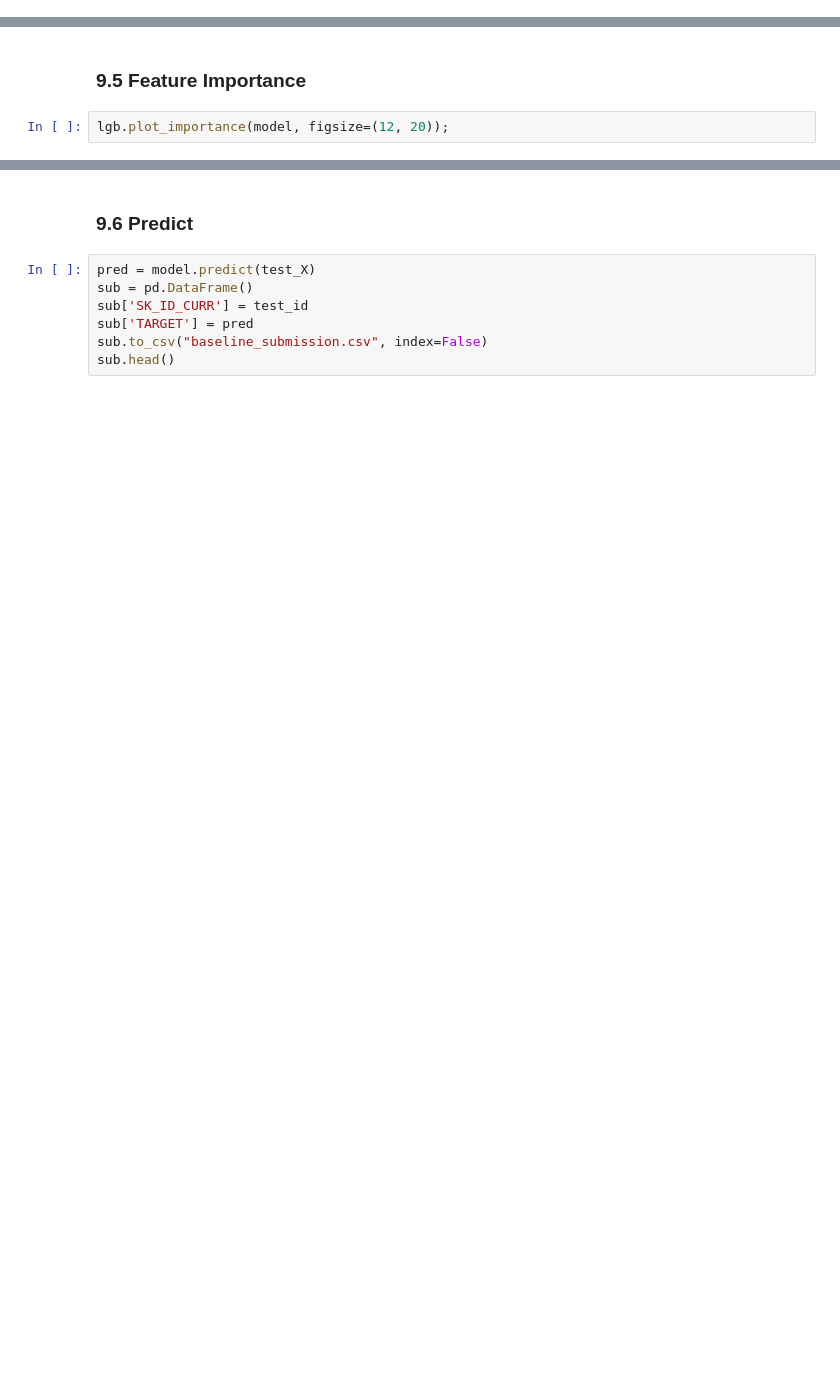
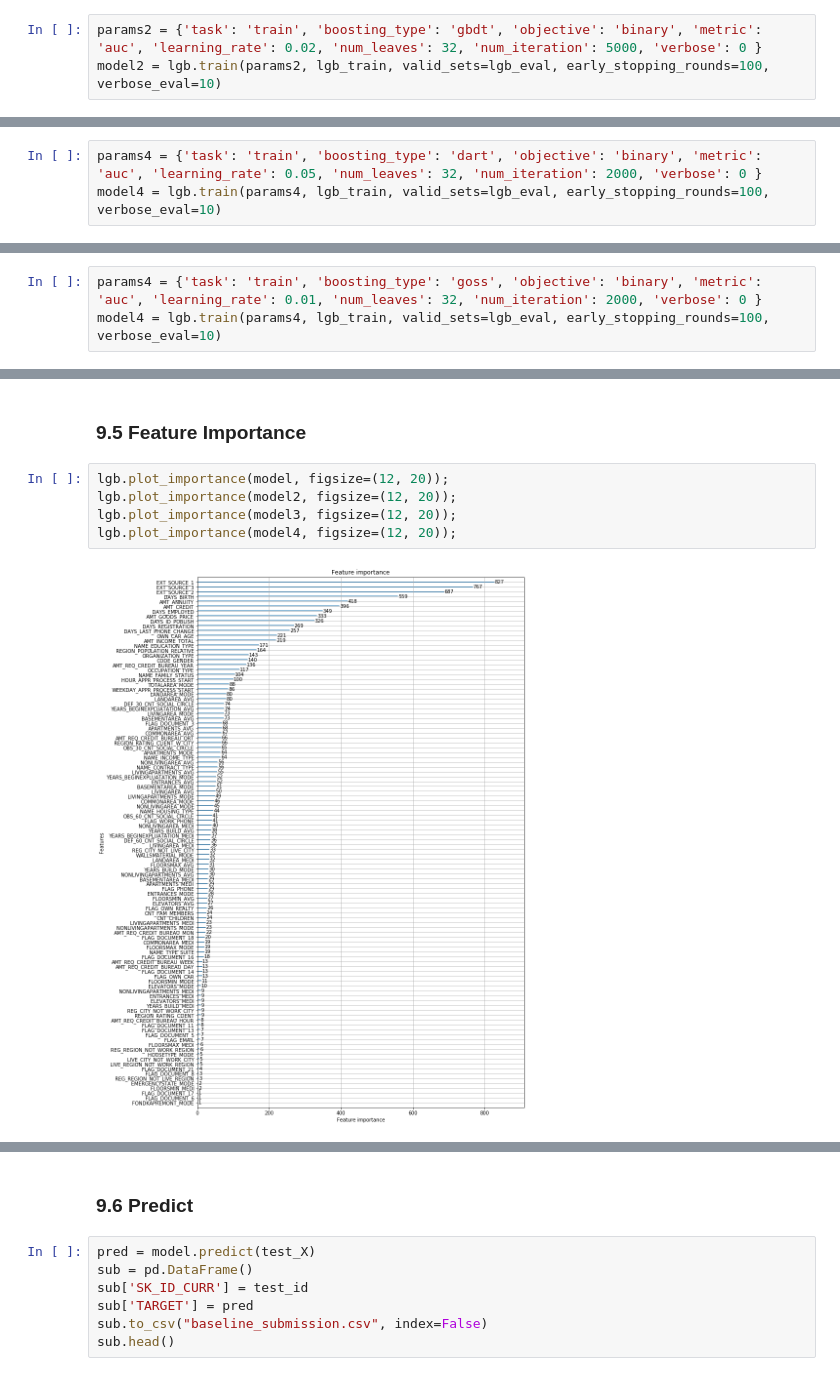
Before and after one commit to bigMathGit/kaggle_HomeCreditDefaultRisk, a Jupyter notebook: notebook.ipynb, the cells around one changed output, grey strips where cells are left out. Saved outputs shown, nothing was run; the diff lists cells and outputs as text; blank space fills up the shorter version.

```diff
--- a/notebook.ipynb
+++ b/notebook.ipynb
@@ -631,0 +646,3 @@ model = lgb.train(params, lgb_train, valid_sets=lgb_eval, early_stopping_rounds=
+# %%
+params2 = {'task': 'train', 'boosting_type': 'gbdt', 'objective': 'binary', 'metric': 'auc', 'learning_rate': 0.02, 'num_leaves': 32, 'num_iteration': 5000, 'verbose': 0 }
+model2 = lgb.train(params2, lgb_train, valid_sets=lgb_eval, early_stopping_rounds=100, verbose_eval=10)
@@ -631,0 +667,3 @@ model = lgb.train(params, lgb_train, valid_sets=lgb_eval, early_stopping_rounds=
+# %%
+params4 = {'task': 'train', 'boosting_type': 'dart', 'objective': 'binary', 'metric': 'auc', 'learning_rate': 0.05, 'num_leaves': 32, 'num_iteration': 2000, 'verbose': 0 }
+model4 = lgb.train(params4, lgb_train, valid_sets=lgb_eval, early_stopping_rounds=100, verbose_eval=10)
@@ -631,0 +688,3 @@ model = lgb.train(params, lgb_train, valid_sets=lgb_eval, early_stopping_rounds=
+# %%
+params4 = {'task': 'train', 'boosting_type': 'goss', 'objective': 'binary', 'metric': 'auc', 'learning_rate': 0.01, 'num_leaves': 32, 'num_iteration': 2000, 'verbose': 0 }
+model4 = lgb.train(params4, lgb_train, valid_sets=lgb_eval, early_stopping_rounds=100, verbose_eval=10)
@@ -632,4 +709,9 @@ model = lgb.train(params, lgb_train, valid_sets=lgb_eval, early_stopping_rounds=
 # %% [markdown]
 ### 9.5 Feature Importance
-# %%
-lgb.plot_importance(model, figsize=(12, 20));
+# %%
+lgb.plot_importance(model, figsize=(12, 20));
+lgb.plot_importance(model2, figsize=(12, 20));
+lgb.plot_importance(model3, figsize=(12, 20));
+lgb.plot_importance(model4, figsize=(12, 20));
+# %% [output]
+[figure, added]
```
Also changed, not shown: parts of 11 cells of this notebook, 3 other files.
